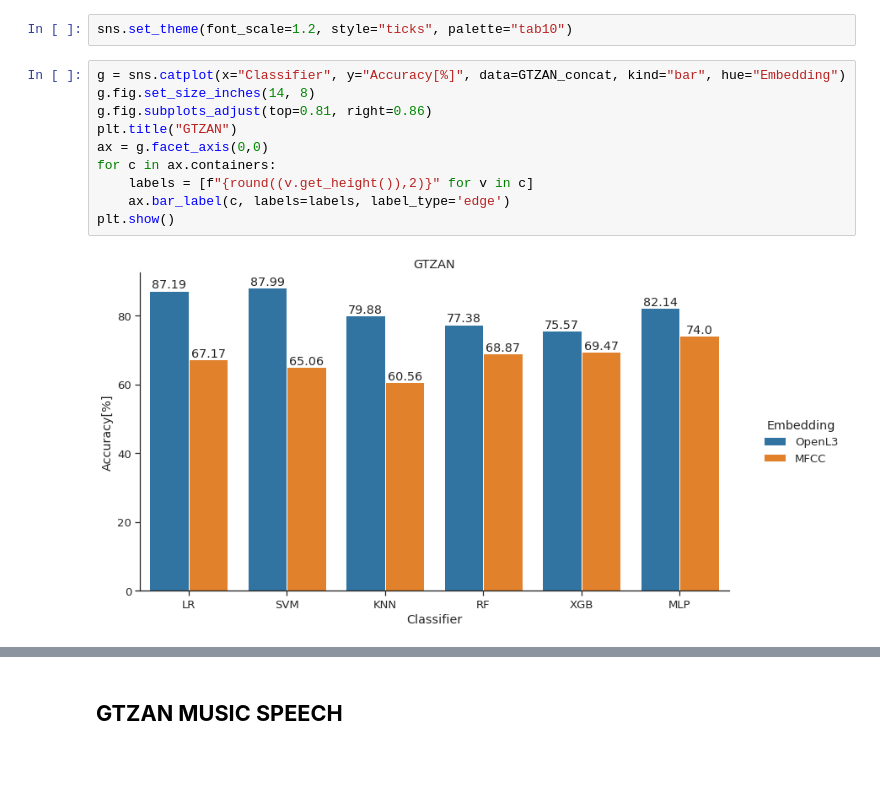
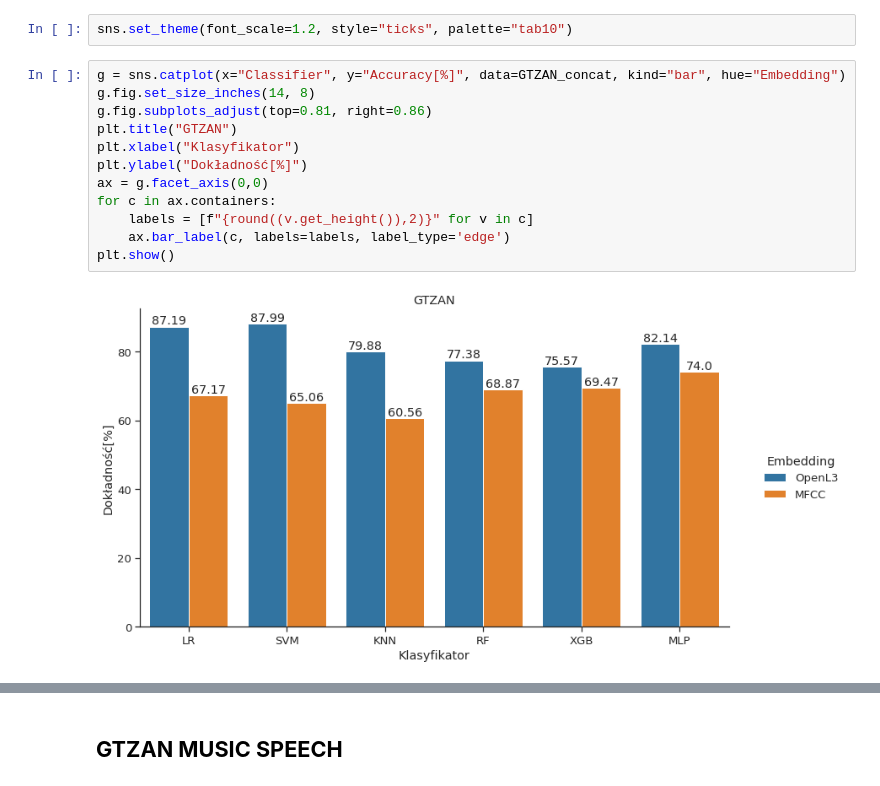
Before and after one commit to pszachew/Music-Genre-Classification, a Jupyter notebook: summary.ipynb, the cells around one changed output, grey strips where cells are left out. Drawn from its saved outputs; the diff is of its cells as text.

```diff
--- a/summary.ipynb
+++ b/summary.ipynb
@@ -103,12 +103,14 @@ sns.set_theme(font_scale=1.2, style="ticks", palette="tab10")
 # %%
 g = sns.catplot(x="Classifier", y="Accuracy[%]", data=GTZAN_concat, kind="bar", hue="Embedding")
 g.fig.set_size_inches(14, 8)
 g.fig.subplots_adjust(top=0.81, right=0.86)
 plt.title("GTZAN")
+plt.xlabel("Klasyfikator")
+plt.ylabel("Dokładność[%]")
 ax = g.facet_axis(0,0)
 for c in ax.containers:
     labels = [f"{round((v.get_height()),2)}" for v in c]
     ax.bar_label(c, labels=labels, label_type='edge')
 plt.show()
 # %% [output]
-[figure, old version]
+[figure, new version]
```
Also changed, not shown: parts of 9 cells of this notebook.
